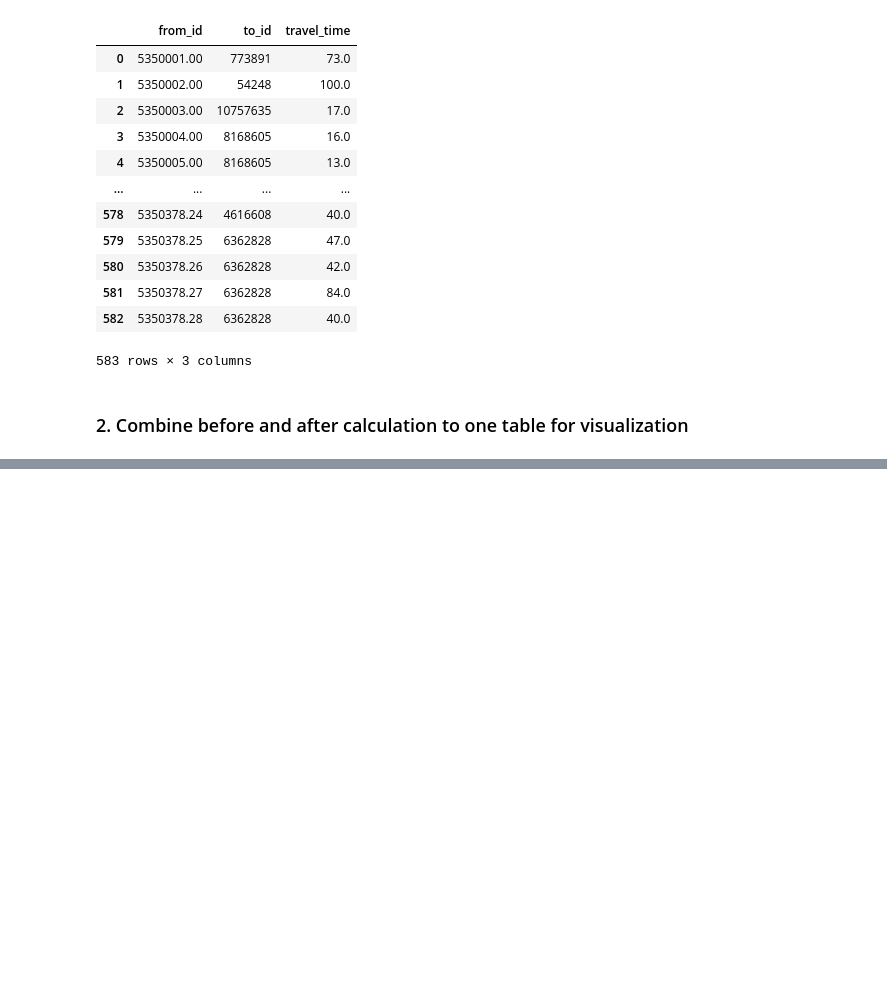
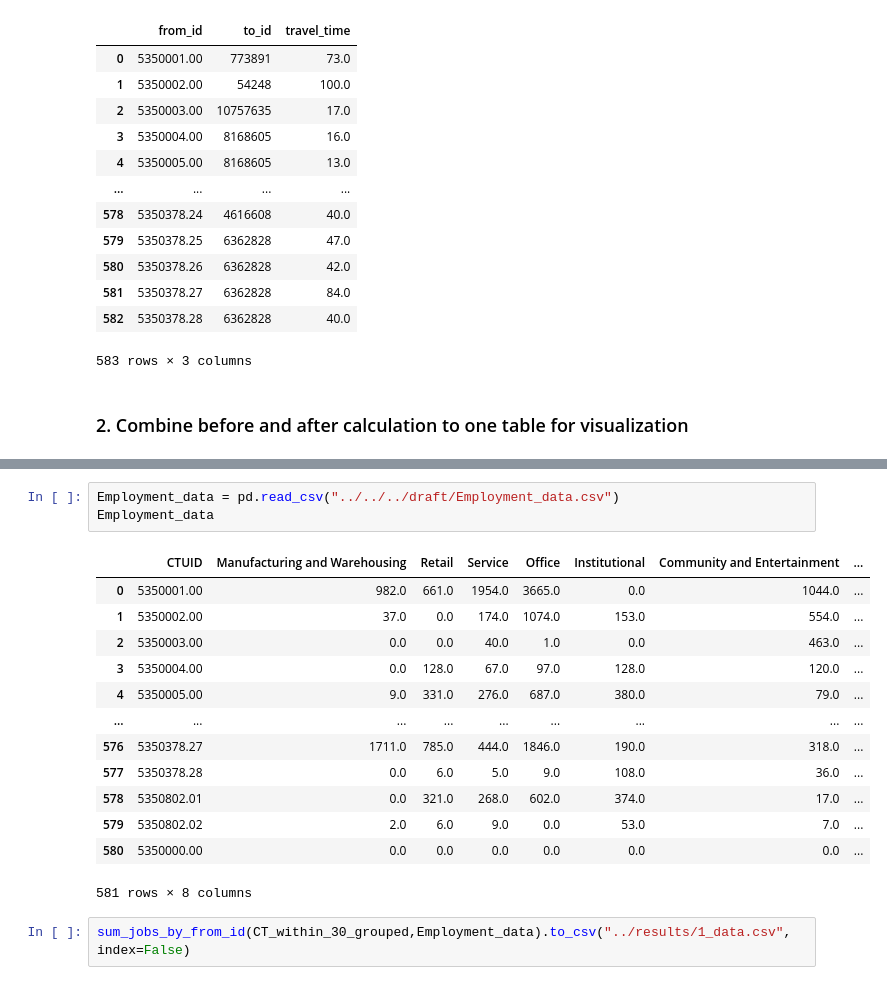
Before and after one commit to CodefromMax/Transit_Dashboard, a Jupyter notebook: src/calculation/Metric_Calculation/MetricCalculation_example.ipynb, the cells around one changed output, grey strips where cells are left out. Saved outputs shown, nothing was run; the diff lists cells and outputs as text; blank space fills up the shorter version.

```diff
--- a/src/calculation/Metric_Calculation/MetricCalculation_example.ipynb
+++ b/src/calculation/Metric_Calculation/MetricCalculation_example.ipynb
@@ -287,0 +407,19 @@ Transformed data saved to ../results/first_hospitals_before_after_reduction_pivo
+# %%
+Employment_data = pd.read_csv("../../../draft/Employment_data.csv")
+Employment_data
+# %% [output]
+|  | CTUID | Manufacturing and Warehousing | Retail | Service | Office | Institutional | Community and Entertainment | ... |
+| 0 | 5350001.00 | 982.0 | 661.0 | 1954.0 | 3665.0 | 0.0 | 1044.0 | ... |
+| 1 | 5350002.00 | 37.0 | 0.0 | 174.0 | 1074.0 | 153.0 | 554.0 | ... |
+| 2 | 5350003.00 | 0.0 | 0.0 | 40.0 | 1.0 | 0.0 | 463.0 | ... |
+| 3 | 5350004.00 | 0.0 | 128.0 | 67.0 | 97.0 | 128.0 | 120.0 | ... |
+| 4 | 5350005.00 | 9.0 | 331.0 | 276.0 | 687.0 | 380.0 | 79.0 | ... |
+| ... | ... | ... | ... | ... | ... | ... | ... | ... |
+| 576 | 5350378.27 | 1711.0 | 785.0 | 444.0 | 1846.0 | 190.0 | 318.0 | ... |
+| 577 | 5350378.28 | 0.0 | 6.0 | 5.0 | 9.0 | 108.0 | 36.0 | ... |
+| 578 | 5350802.01 | 0.0 | 321.0 | 268.0 | 602.0 | 374.0 | 17.0 | ... |
+| 579 | 5350802.02 | 2.0 | 6.0 | 9.0 | 0.0 | 53.0 | 7.0 | ... |
+| 580 | 5350000.00 | 0.0 | 0.0 | 0.0 | 0.0 | 0.0 | 0.0 | ... |
+581 rows × 8 columns
+# %%
+sum_jobs_by_from_id(CT_within_30_grouped,Employment_data).to_csv("../results/1_data.csv", index=False)
```
Also changed, not shown: parts of 10 cells of this notebook, 2 other files.
